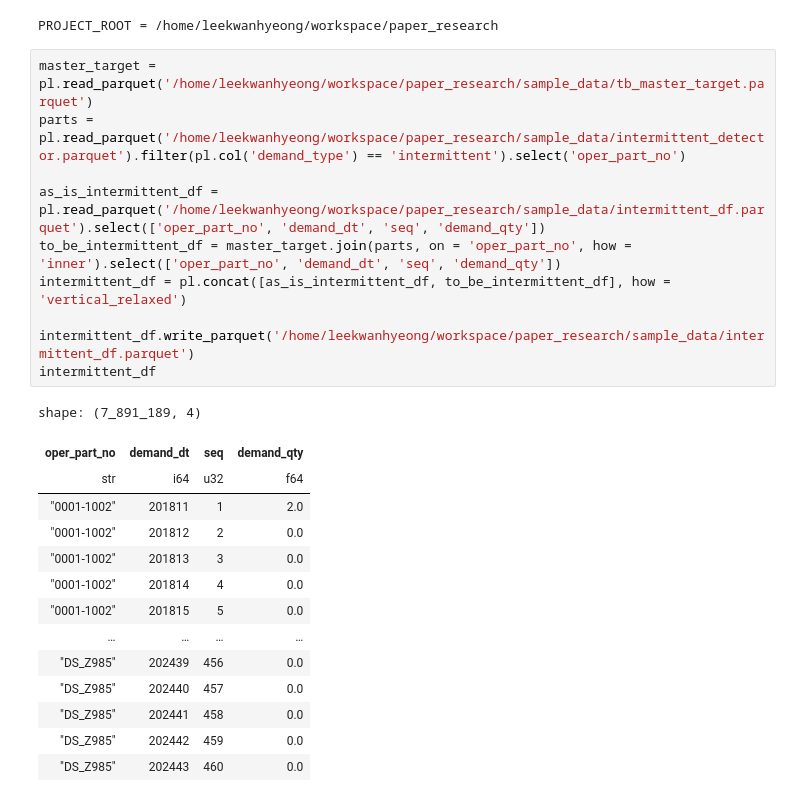
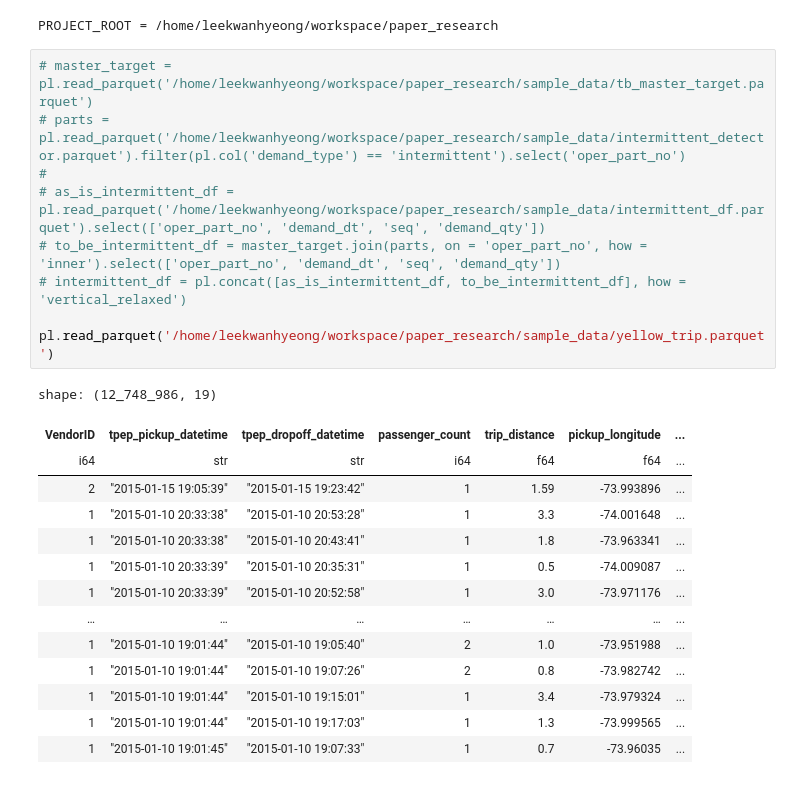
Before and after one commit to LeeKwanHyeong/paper_research, a Jupyter notebook: simple_lab_test/notebooks/validation/sample_validation.ipynb, the cells around one changed output. Cells and saved outputs as stored; diff of their text form.

```diff
--- a/simple_lab_test/notebooks/validation/sample_validation.ipynb
+++ b/simple_lab_test/notebooks/validation/sample_validation.ipynb
@@ -13,27 +13,26 @@ PROJECT_ROOT, DIR = bootstrap_notebook(preferred_root=SERVER_PROJECT_ROOT)
 # %% [output]
 PROJECT_ROOT = /home/leekwanhyeong/workspace/paper_research
 # %%
-master_target = pl.read_parquet('/home/leekwanhyeong/workspace/paper_research/sample_data/tb_master_target.parquet')
-parts = pl.read_parquet('/home/leekwanhyeong/workspace/paper_research/sample_data/intermittent_detector.parquet').filter(pl.col('demand_type') == 'intermittent').select('oper_part_no')
+# master_target = pl.read_parquet('/home/leekwanhyeong/workspace/paper_research/sample_data/tb_master_target.parquet')
+# parts = pl.read_parquet('/home/leekwanhyeong/workspace/paper_research/sample_data/intermittent_detector.parquet').filter(pl.col('demand_type') == 'intermittent').select('oper_part_no')
+#
+# as_is_intermittent_df = pl.read_parquet('/home/leekwanhyeong/workspace/paper_research/sample_data/intermittent_df.parquet').select(['oper_part_no', 'demand_dt', 'seq', 'demand_qty'])
+# to_be_intermittent_df = master_target.join(parts, on = 'oper_part_no', how = 'inner').select(['oper_part_no', 'demand_dt', 'seq', 'demand_qty'])
+# intermittent_df = pl.concat([as_is_intermittent_df, to_be_intermittent_df], how = 'vertical_relaxed')
 
-as_is_intermittent_df = pl.read_parquet('/home/leekwanhyeong/workspace/paper_research/sample_data/intermittent_df.parquet').select(['oper_part_no', 'demand_dt', 'seq', 'demand_qty'])
-to_be_intermittent_df = master_target.join(parts, on = 'oper_part_no', how = 'inner').select(['oper_part_no', 'demand_dt', 'seq', 'demand_qty'])
-intermittent_df = pl.concat([as_is_intermittent_df, to_be_intermittent_df], how = 'vertical_relaxed')
-
-intermittent_df.write_parquet('/home/leekwanhyeong/workspace/paper_research/sample_data/intermittent_df.parquet')
-intermittent_df
+pl.read_parquet('/home/leekwanhyeong/workspace/paper_research/sample_data/yellow_trip.parquet')
 # %% [output]
-shape: (7_891_189, 4)
+shape: (12_748_986, 19)
-| oper_part_no | demand_dt | seq | demand_qty |
-| str | i64 | u32 | f64 |
-| "0001-1002" | 201811 | 1 | 2.0 |
-| "0001-1002" | 201812 | 2 | 0.0 |
-| "0001-1002" | 201813 | 3 | 0.0 |
-| "0001-1002" | 201814 | 4 | 0.0 |
-| "0001-1002" | 201815 | 5 | 0.0 |
-| … | … | … | … |
-| "DS_Z985" | 202439 | 456 | 0.0 |
-| "DS_Z985" | 202440 | 457 | 0.0 |
-| "DS_Z985" | 202441 | 458 | 0.0 |
-| "DS_Z985" | 202442 | 459 | 0.0 |
-| "DS_Z985" | 202443 | 460 | 0.0 |
+| VendorID | tpep_pickup_datetime | tpep_dropoff_datetime | passenger_count | trip_distance | pickup_longitude | ... |
+| i64 | str | str | i64 | f64 | f64 | ... |
+| 2 | "2015-01-15 19:05:39" | "2015-01-15 19:23:42" | 1 | 1.59 | -73.993896 | ... |
+| 1 | "2015-01-10 20:33:38" | "2015-01-10 20:53:28" | 1 | 3.3 | -74.001648 | ... |
+| 1 | "2015-01-10 20:33:38" | "2015-01-10 20:43:41" | 1 | 1.8 | -73.963341 | ... |
+| 1 | "2015-01-10 20:33:39" | "2015-01-10 20:35:31" | 1 | 0.5 | -74.009087 | ... |
+| 1 | "2015-01-10 20:33:39" | "2015-01-10 20:52:58" | 1 | 3.0 | -73.971176 | ... |
+| … | … | … | … | … | … | ... |
+| 1 | "2015-01-10 19:01:44" | "2015-01-10 19:05:40" | 2 | 1.0 | -73.951988 | ... |
+| 1 | "2015-01-10 19:01:44" | "2015-01-10 19:07:26" | 2 | 0.8 | -73.982742 | ... |
+| 1 | "2015-01-10 19:01:44" | "2015-01-10 19:15:01" | 1 | 3.4 | -73.979324 | ... |
+| 1 | "2015-01-10 19:01:44" | "2015-01-10 19:17:03" | 1 | 1.3 | -73.999565 | ... |
+| 1 | "2015-01-10 19:01:45" | "2015-01-10 19:07:33" | 1 | 0.7 | -73.96035 | ... |
```
Also changed, not shown: 13 other files.
